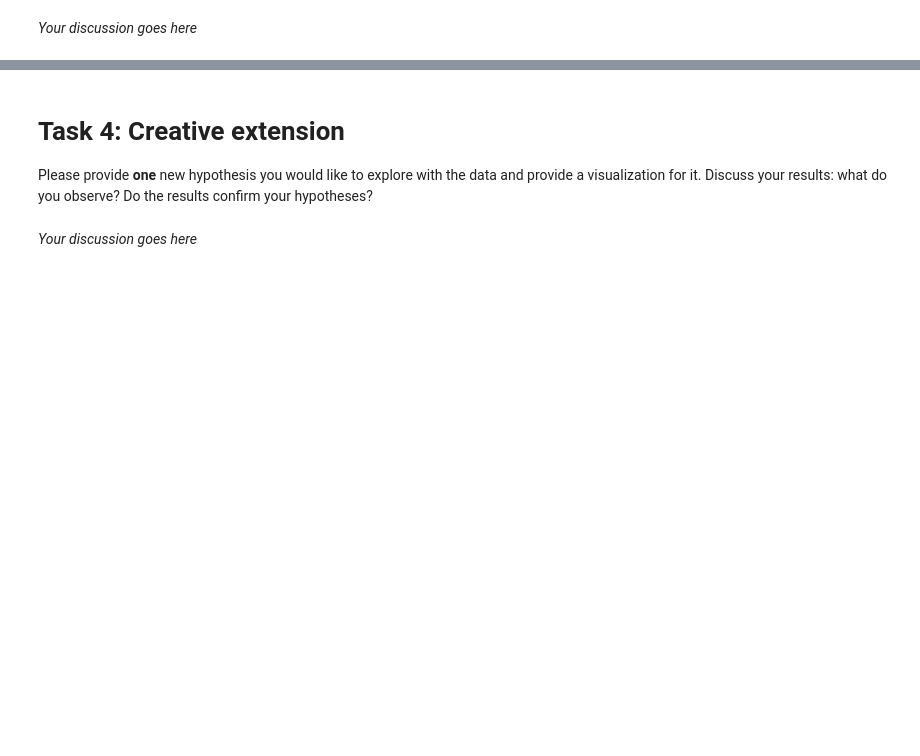
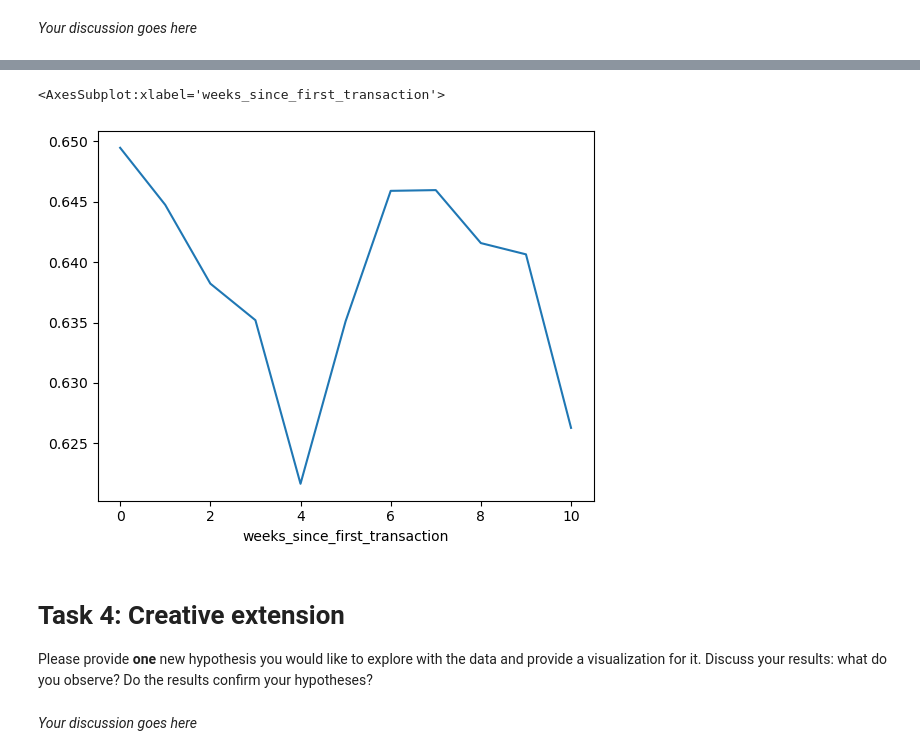
Before and after one commit to aybarsyazici/EPFL-CS421-MLBD, a Jupyter notebook: project/milestone-02/m2_lernnavi_sciper.ipynb, the cells around one changed output, grey strips where cells are left out. Drawn from its saved outputs; the diff is of its cells as text; code cells hidden in the pictures; blank space fills up the shorter version.

```diff
--- a/project/milestone-02/m2_lernnavi_sciper.ipynb
+++ b/project/milestone-02/m2_lernnavi_sciper.ipynb
@@ -1102,3 +1147,8 @@ NameError: name 'num_events_weekly' is not defined
+# %%
+df_weekly.groupby('weeks_since_first_transaction').percentage_correct.mean().plot()
+# %% [output]
+<AxesSubplot:xlabel='weeks_since_first_transaction'>
+[figure, added]
 # %% [markdown]
 # Task 4: Creative extension
 
```
Also changed, not shown: parts of 10 cells of this notebook.
